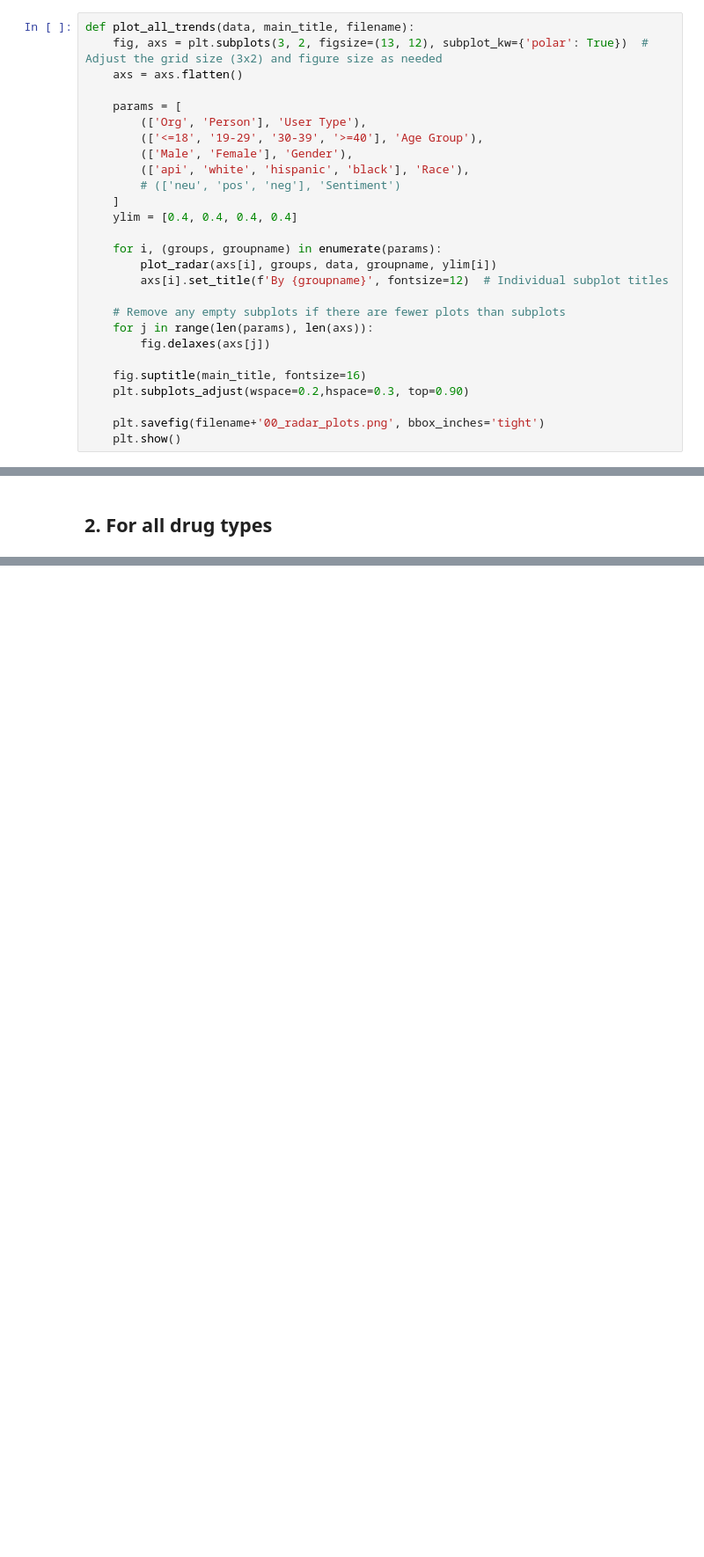
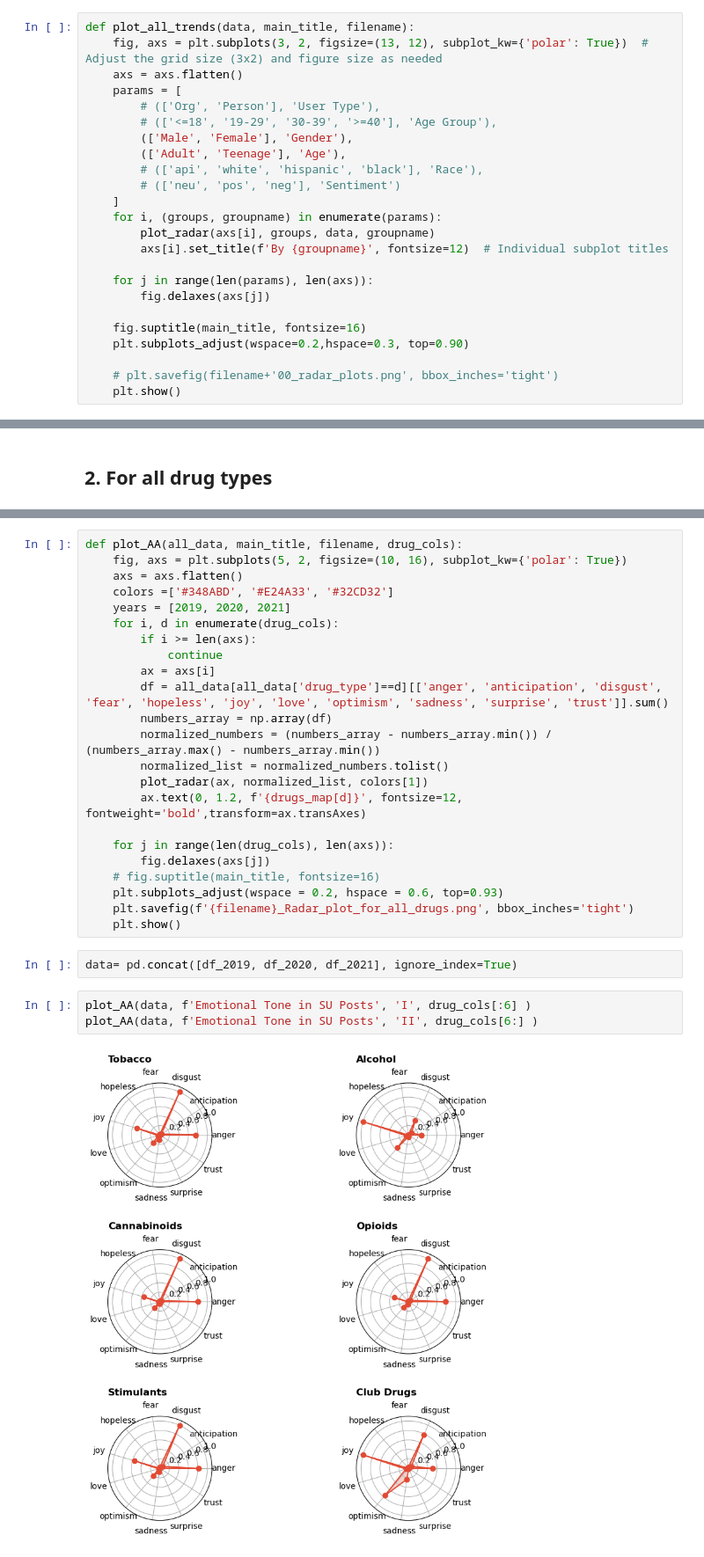
Before and after one commit to JulinaM/DemographicAnalysis, a Jupyter notebook: Emotion_Analysis.ipynb, the cells around one changed output, grey strips where cells are left out. Shown at 88% size. Cells and saved outputs as stored; diff of their text form; blank space fills up the shorter version.

```diff
--- a/Emotion_Analysis.ipynb
+++ b/Emotion_Analysis.ipynb
@@ -188,28 +220,25 @@ def plot_radar(ax, groups,  data, groupname, ylim):
 def plot_all_trends(data, main_title, filename):
     fig, axs = plt.subplots(3, 2, figsize=(13, 12), subplot_kw={'polar': True})  # Adjust the grid size (3x2) and figure size as needed
     axs = axs.flatten()
-
     params = [
-        (['Org', 'Person'], 'User Type'),
-        (['<=18', '19-29', '30-39', '>=40'], 'Age Group'),
+        # (['Org', 'Person'], 'User Type'),
+        # (['<=18', '19-29', '30-39', '>=40'], 'Age Group'),
         (['Male', 'Female'], 'Gender'),
-        (['api', 'white', 'hispanic', 'black'], 'Race'),
+        (['Adult', 'Teenage'], 'Age'),
+        # (['api', 'white', 'hispanic', 'black'], 'Race'),
         # (['neu', 'pos', 'neg'], 'Sentiment')
     ]
-    ylim = [0.4, 0.4, 0.4, 0.4]
-
     for i, (groups, groupname) in enumerate(params):
-        plot_radar(axs[i], groups, data, groupname, ylim[i])
+        plot_radar(axs[i], groups, data, groupname)
         axs[i].set_title(f'By {groupname}', fontsize=12)  # Individual subplot titles
 
-    # Remove any empty subplots if there are fewer plots than subplots
     for j in range(len(params), len(axs)):
         fig.delaxes(axs[j])
 
     fig.suptitle(main_title, fontsize=16)
     plt.subplots_adjust(wspace=0.2,hspace=0.3, top=0.90)
 
-    plt.savefig(filename+'00_radar_plots.png', bbox_inches='tight')
+    # plt.savefig(filename+'00_radar_plots.png', bbox_inches='tight')
     plt.show()
 # %%
 for i, y in enumerate([2020]):
@@ -289,0 +305,30 @@ plot_by_drug_types([df_2019, df_2020, df_2021], f'Emotional Tone Analysis in SU
+# %%
+def plot_AA(all_data, main_title, filename, drug_cols):
+    fig, axs = plt.subplots(5, 2, figsize=(10, 16), subplot_kw={'polar': True})
+    axs = axs.flatten()
+    colors =['#348ABD', '#E24A33', '#32CD32']
+    years = [2019, 2020, 2021]
+    for i, d in enumerate(drug_cols):
+        if i >= len(axs):
+            continue
+        ax = axs[i]
+        df = all_data[all_data['drug_type']==d][['anger', 'anticipation', 'disgust', 'fear', 'hopeless', 'joy', 'love', 'optimism', 'sadness', 'surprise', 'trust']].sum()
+        numbers_array = np.array(df)
+        normalized_numbers = (numbers_array - numbers_array.min()) / (numbers_array.max() - numbers_array.min())
+        normalized_list = normalized_numbers.tolist()
+        plot_radar(ax, normalized_list, colors[1])
+        ax.text(0, 1.2, f'{drugs_map[d]}', fontsize=12, fontweight='bold',transform=ax.transAxes)
+
+    for j in range(len(drug_cols), len(axs)):
+        fig.delaxes(axs[j])
+    # fig.suptitle(main_title, fontsize=16)
+    plt.subplots_adjust(wspace = 0.2, hspace = 0.6, top=0.93)
+    plt.savefig(f'{filename}_Radar_plot_for_all_drugs.png', bbox_inches='tight')
+    plt.show()
+# %%
+data= pd.concat([df_2019, df_2020, df_2021], ignore_index=True)
+# %%
+plot_AA(data, f'Emotional Tone in SU Posts', 'I', drug_cols[:6] )
+plot_AA(data, f'Emotional Tone in SU Posts', 'II', drug_cols[6:] )
+# %% [output]
+[figure, added]
```
Also changed, not shown: parts of 20 cells of this notebook, 1 other file.
